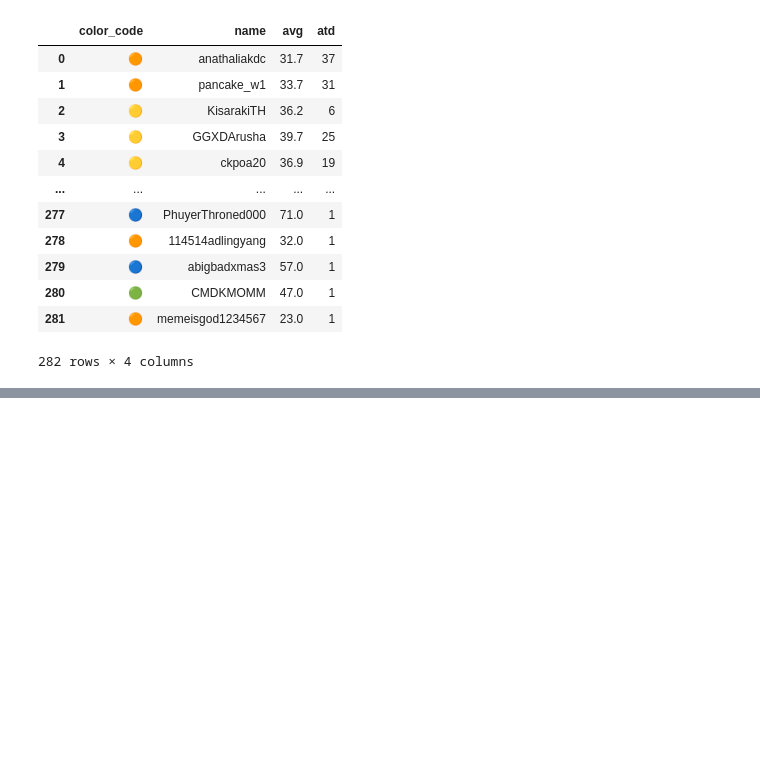
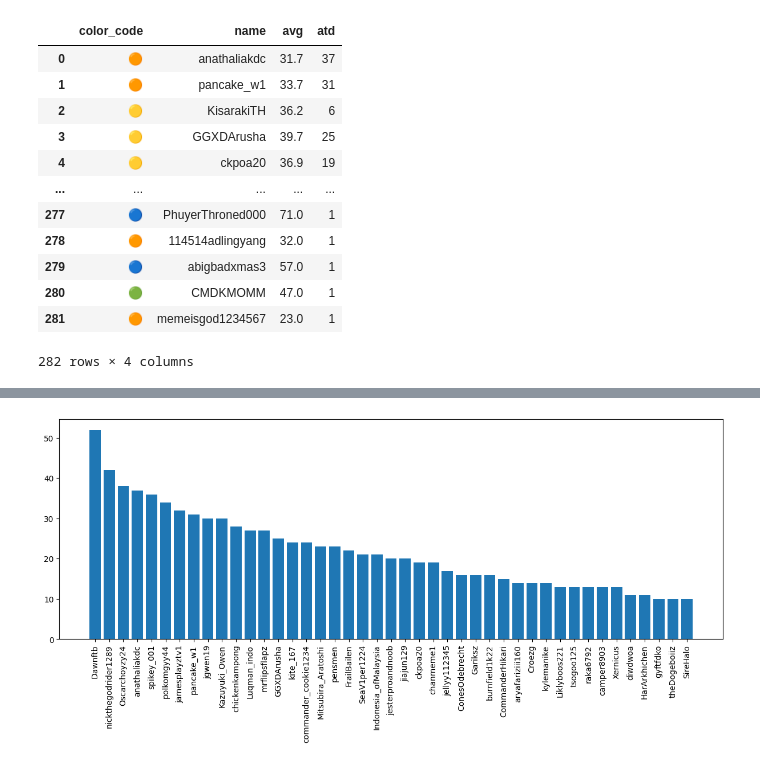
Before and after one commit to cakethehuman/brunswick-audit, a Jupyter notebook: special spikey/main.ipynb, the cells around one changed output, grey strips where cells are left out. Drawn from its saved outputs; the diff is of its cells as text; code cells hidden in the pictures; blank space fills up the shorter version.

```diff
--- a/special spikey/main.ipynb
+++ b/special spikey/main.ipynb
@@ -257,0 +313,9 @@ test.sort_values(ascending=False,by="avg").to_csv("full.csv",index=False)
+# %%
+
+names = df3.sort_values(ascending=False,by="atd")
+plt.figure(figsize=(15,5))
+plt.bar(names["name"],names["atd"])
+plt.xticks(rotation = 90)
+plt.show()
+# %% [output]
+[figure, added]
```
Also changed, not shown: parts of 6 cells of this notebook, 1 other file.
